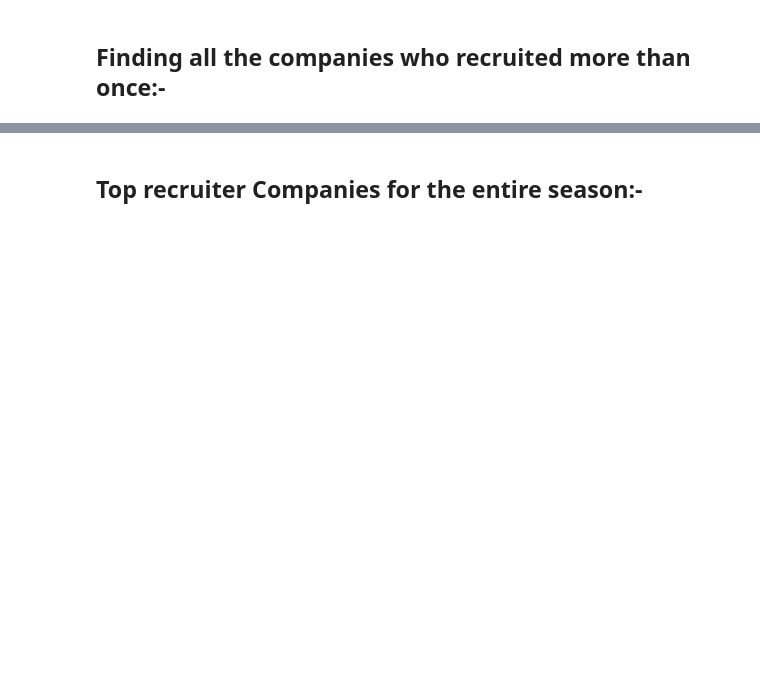
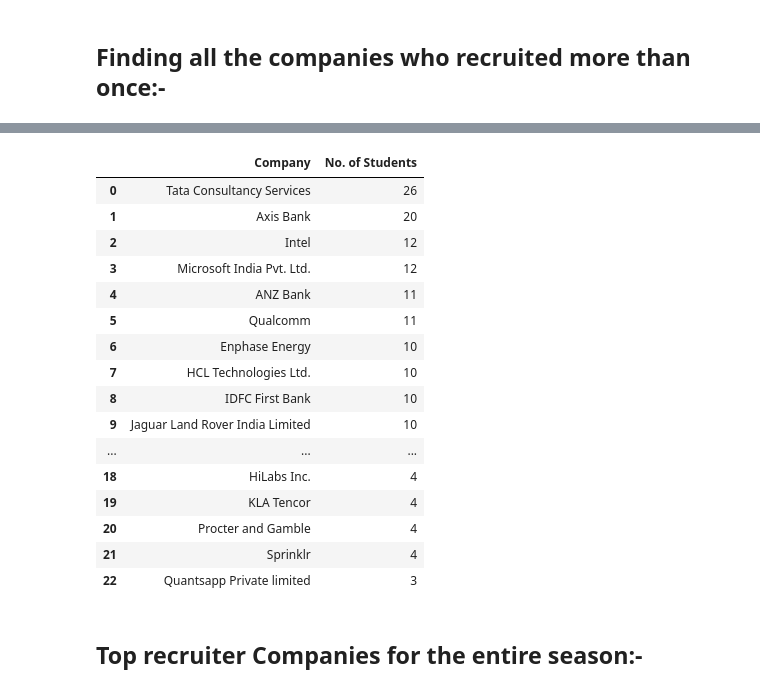
Before and after one commit to AniketMondal/DataAnalysis, a Jupyter notebook: IITB_Placement_2021/Allocation_Analysis.ipynb, the cells around one changed output, grey strips where cells are left out. Saved outputs shown, nothing was run; the diff lists cells and outputs as text; code cells hidden in the pictures; blank space fills up the shorter version.

```diff
--- a/IITB_Placement_2021/Allocation_Analysis.ipynb
+++ b/IITB_Placement_2021/Allocation_Analysis.ipynb
@@ -132,5 +322,4 @@ company_stats["Company"].count()
 repeated_companies = company_stats[company_stats.duplicated(subset="Company", keep=False)]
 repeated_companies = repeated_companies.sort_values("Company")
 repeated_companies.reset_index(drop=True,inplace=True)
-repeated_companies.rename({"Roll":"No. of Students"},axis=1,inplace=True)
 repeated_companies.head()                                                                            # EXPORT AS SHEET
@@ -137,9 +333,26 @@ repeated_companies.head()
 # %%
-repeated_companies_total = repeated_companies.groupby(["Company"],as_index=False)["Roll"].sum()
-repeated_companies_total = repeated_companies_stacked.sort_values(["Roll","Company"],ascending=[0,1])
+repeated_companies_total = repeated_companies.groupby(["Company"],as_index=False)["No. of Students"].sum()
+repeated_companies_total = repeated_companies_total.sort_values(["No. of Students","Company"],ascending=[0,1])
 repeated_companies_total.reset_index(drop=True,inplace=True)
-repeated_companies_total.rename({"Roll":"No. of Students"},axis=1,inplace=True)
 repeated_companies_total                                                                            # EXPORT AS SHEET
+# %% [output]
+|  | Company | No. of Students |
+| 0 | Tata Consultancy Services | 26 |
+| 1 | Axis Bank | 20 |
+| 2 | Intel | 12 |
+| 3 | Microsoft India Pvt. Ltd. | 12 |
+| 4 | ANZ Bank | 11 |
+| 5 | Qualcomm | 11 |
+| 6 | Enphase Energy | 10 |
+| 7 | HCL Technologies Ltd. | 10 |
+| 8 | IDFC First Bank | 10 |
+| 9 | Jaguar Land Rover India Limited | 10 |
+| ... | ... | ... |
+| 18 | HiLabs Inc. | 4 |
+| 19 | KLA Tencor | 4 |
+| 20 | Procter and Gamble | 4 |
+| 21 | Sprinklr | 4 |
+| 22 | Quantsapp Private limited | 3 |
 # %% [markdown]
 ## Top recruiter Companies for the entire season:-
 # %%
```
Also changed, not shown: parts of 31 cells of this notebook, 1 other file.
